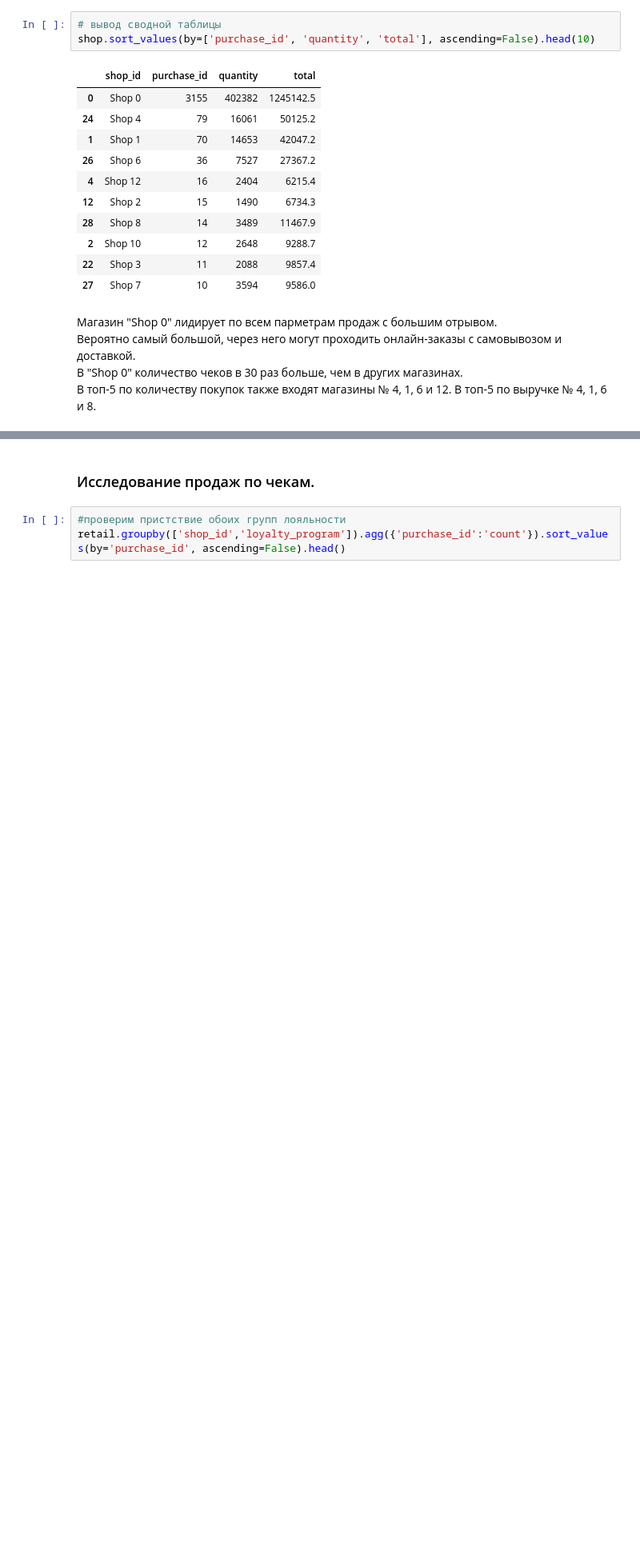
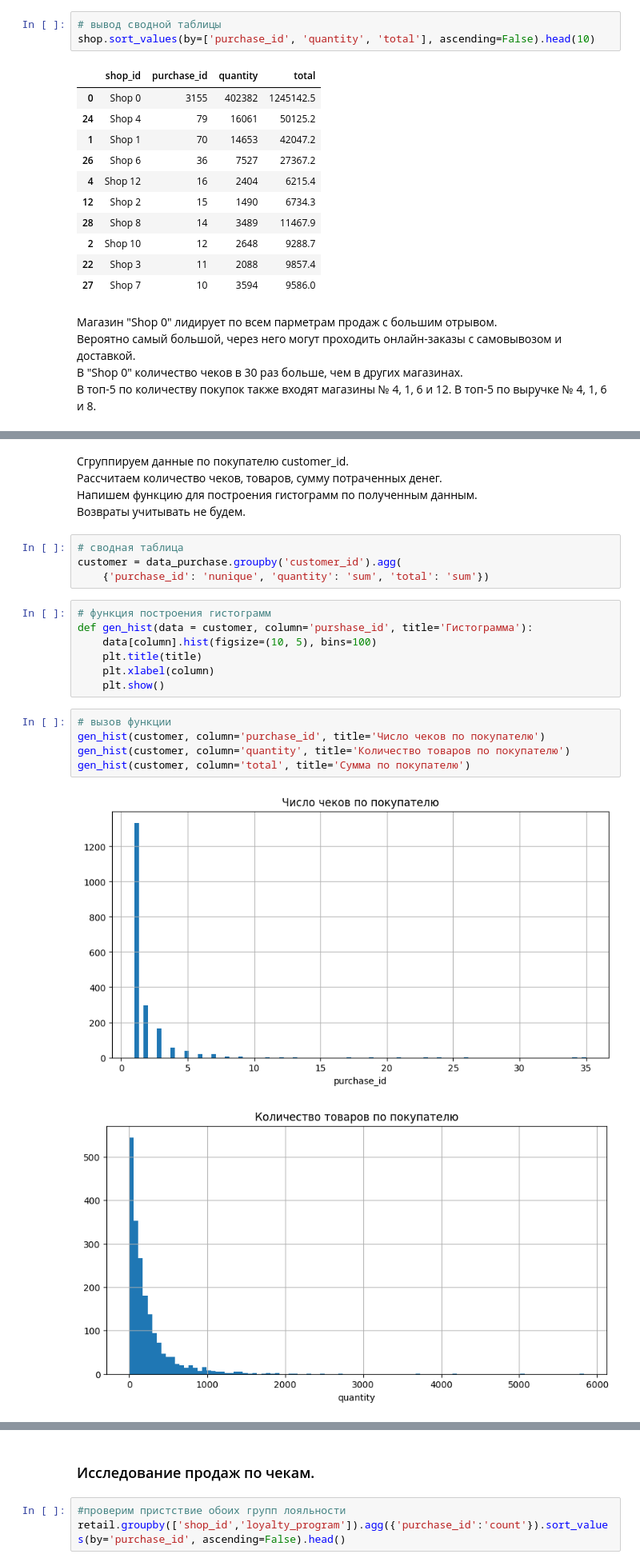
Before and after one commit to akirionenko/senior_progect, a Jupyter notebook: senior_project_1.ipynb, the cells around one changed output, grey strips where cells are left out. Shown at 80% size. Saved outputs shown, nothing was run; the diff lists cells and outputs as text; blank space fills up the shorter version.

```diff
--- a/senior_project_1.ipynb
+++ b/senior_project_1.ipynb
@@ -670,0 +673,24 @@ shop.sort_values(by=['purchase_id', 'quantity', 'total'], ascending=False).head(
+# %% [markdown]
+Сгруппируем данные по покупателю customer_id.\
+Рассчитаем количество чеков, товаров, сумму потраченных денег.\
+Напишем функцию для построения гистограмм по полученным данным.\
+Возвраты учитывать не будем.
+# %%
+# сводная таблица
+customer = data_purchase.groupby('customer_id').agg(
+    {'purchase_id': 'nunique', 'quantity': 'sum', 'total': 'sum'})
+# %%
+# функция построения гистограмм
+def gen_hist(data = customer, column='purshase_id', title='Гистограмма'):
+    data[column].hist(figsize=(10, 5), bins=100)
+    plt.title(title)
+    plt.xlabel(column)
+    plt.show()
+# %%
+# вызов функции
+gen_hist(customer, column='purchase_id', title='Число чеков по покупателю')
+gen_hist(customer, column='quantity', title='Количество товаров по покупателю')
+gen_hist(customer, column='total', title='Сумма по покупателю')
+# %% [output]
+[figure, added]
+[figure, added]
```
Also changed, not shown: parts of 6 cells of this notebook.
